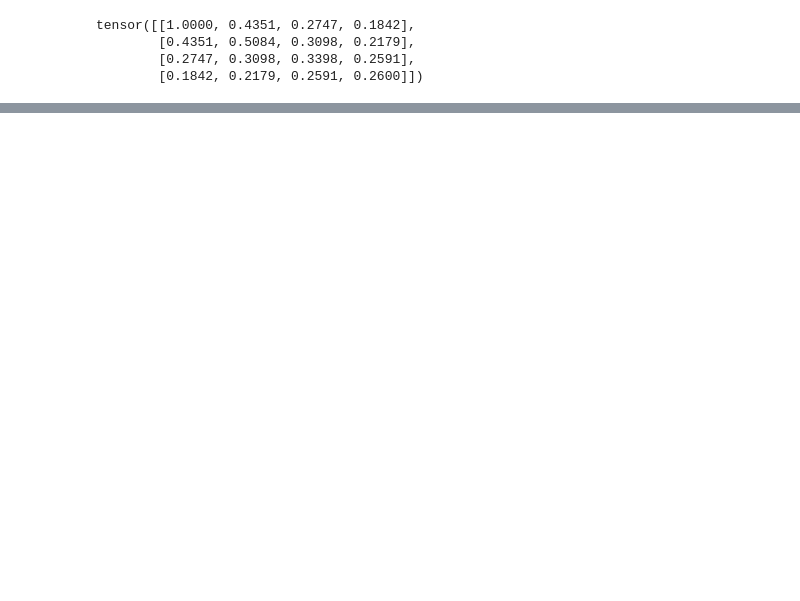
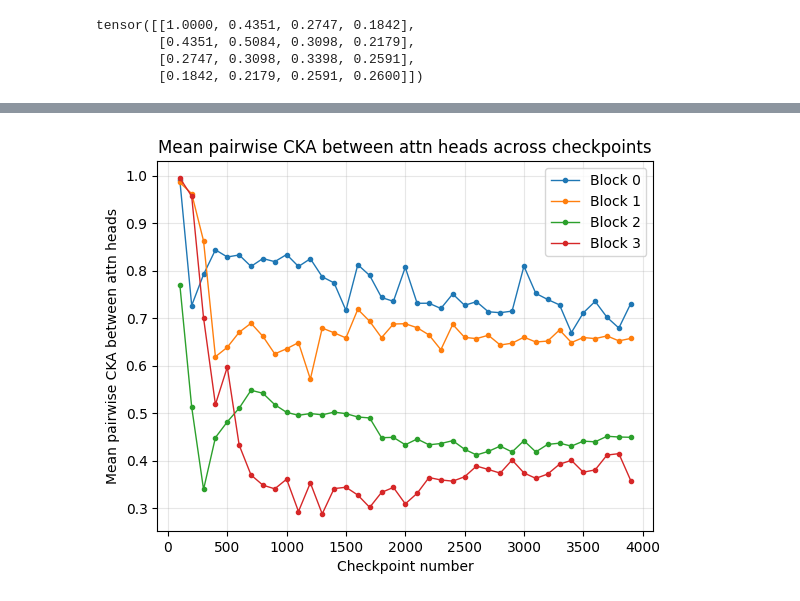
Before and after one commit to TheRootOf3/nanoGPT, a Jupyter notebook: inspect_attention_head_activations.ipynb, the cells around one changed output, grey strips where cells are left out. Cells and saved outputs as stored; diff of their text form; code cells hidden in the pictures; blank space fills up the shorter version.

```diff
--- a/inspect_attention_head_activations.ipynb
+++ b/inspect_attention_head_activations.ipynb
@@ -236,0 +236,6 @@ tensor([[1.0000, 0.4351, 0.2747, 0.1842],
+# %%
+def cosine_similarity(attn1, attn2):
+    attn1 = attn1.reshape(attn1.shape[0], -1)
+    attn2 = attn2.reshape(attn2.shape[0], -1)
+
+    return F.cosine_similarity(attn1, attn2).mean().item()
@@ -437,0 +589,20 @@ plt.show()
+# %%
+n_blocks = len(cka_results[0])
+
+for block_num in range(n_blocks):
+    plt.plot(
+        checkpoint_nums,
+        [cka_results[i][block_num] for i in range(len(cka_results))],
+        label=f"Block {block_num}",
+        marker="o",
+        markersize=3,
+        linewidth=1,
+    )
+plt.xlabel("Checkpoint number")
+plt.ylabel("Mean pairwise CKA between attn heads")
+plt.title("Mean pairwise CKA between attn heads across checkpoints")
+plt.legend()
+plt.grid(alpha=0.3)
+plt.show()
+# %% [output]
+[figure, added]
```
Also changed, not shown: parts of 23 cells of this notebook, 2 other files.
